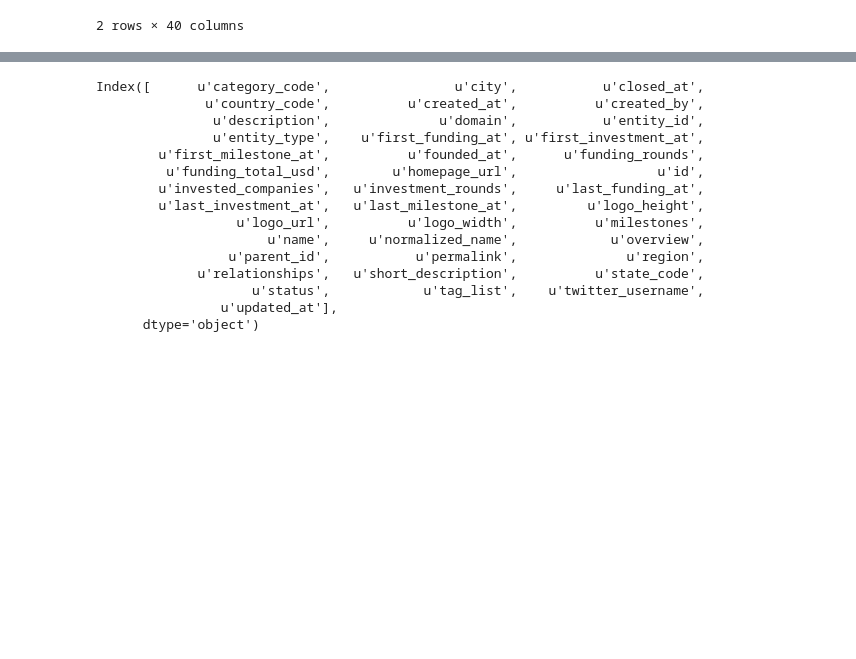
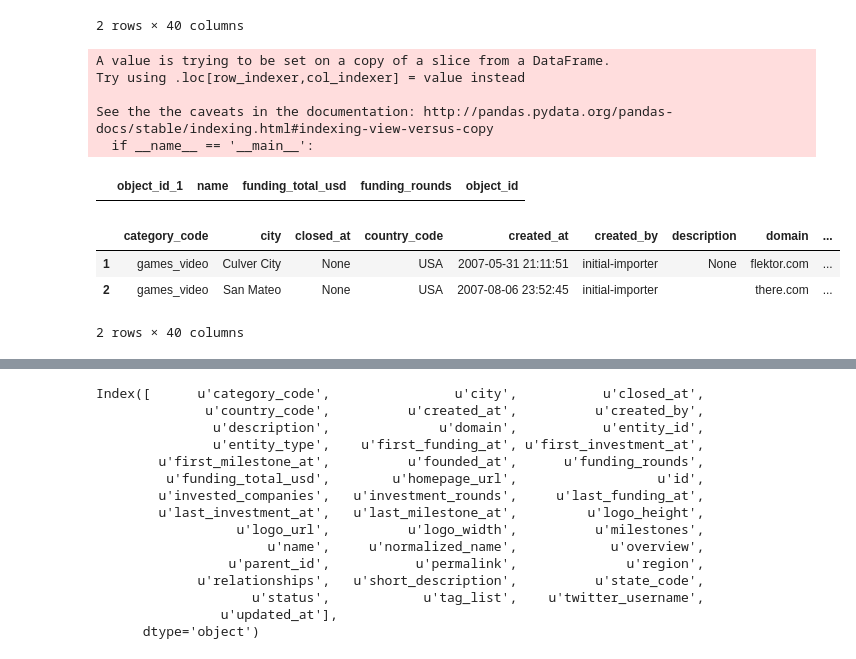
Before and after one commit to krishnr/Delphi, a Jupyter notebook: data_aug.ipynb, the cells around one changed output, grey strips where cells are left out. Drawn from its saved outputs; the diff is of its cells as text; code cells hidden in the pictures; blank space fills up the shorter version.

Commit message:
empty commit

```diff
--- a/data_aug.ipynb
+++ b/data_aug.ipynb
@@ -239,0 +248,13 @@ df_objects.head(2) # largest table
+# %%
+empty_funds["object_id"] = empty_funds["id"]
+# %% [output]
+A value is trying to be set on a copy of a slice from a DataFrame.
+Try using .loc[row_indexer,col_indexer] = value instead
+
+See the the caveats in the documentation: http://pandas.pydata.org/pandas-docs/stable/indexing.html#indexing-view-versus-copy
+  if __name__ == '__main__':
+# %%
+empty_funds[["object_id", "name", "funding_total_usd", "funding_rounds"]].join(
+    df_funds[["object_id"]], on="object_id", how="inner", lsuffix="_1")
+# %% [output]
+|  | object_id_1 | name | funding_total_usd | funding_rounds | object_id |
@@ -239,0 +263,7 @@ df_objects.head(2) # largest table
+# %%
+df_company.head(2)
+# %% [output]
+|  | category_code | city | closed_at | country_code | created_at | created_by | description | domain | ... |
+| 1 | games_video | Culver City | None | USA | 2007-05-31 21:11:51 | initial-importer | None | flektor.com | ... |
+| 2 | games_video | San Mateo | None | USA | 2007-08-06 23:52:45 | initial-importer |  | there.com | ... |
+2 rows × 40 columns
```
Also changed, not shown: parts of 14 cells of this notebook.
